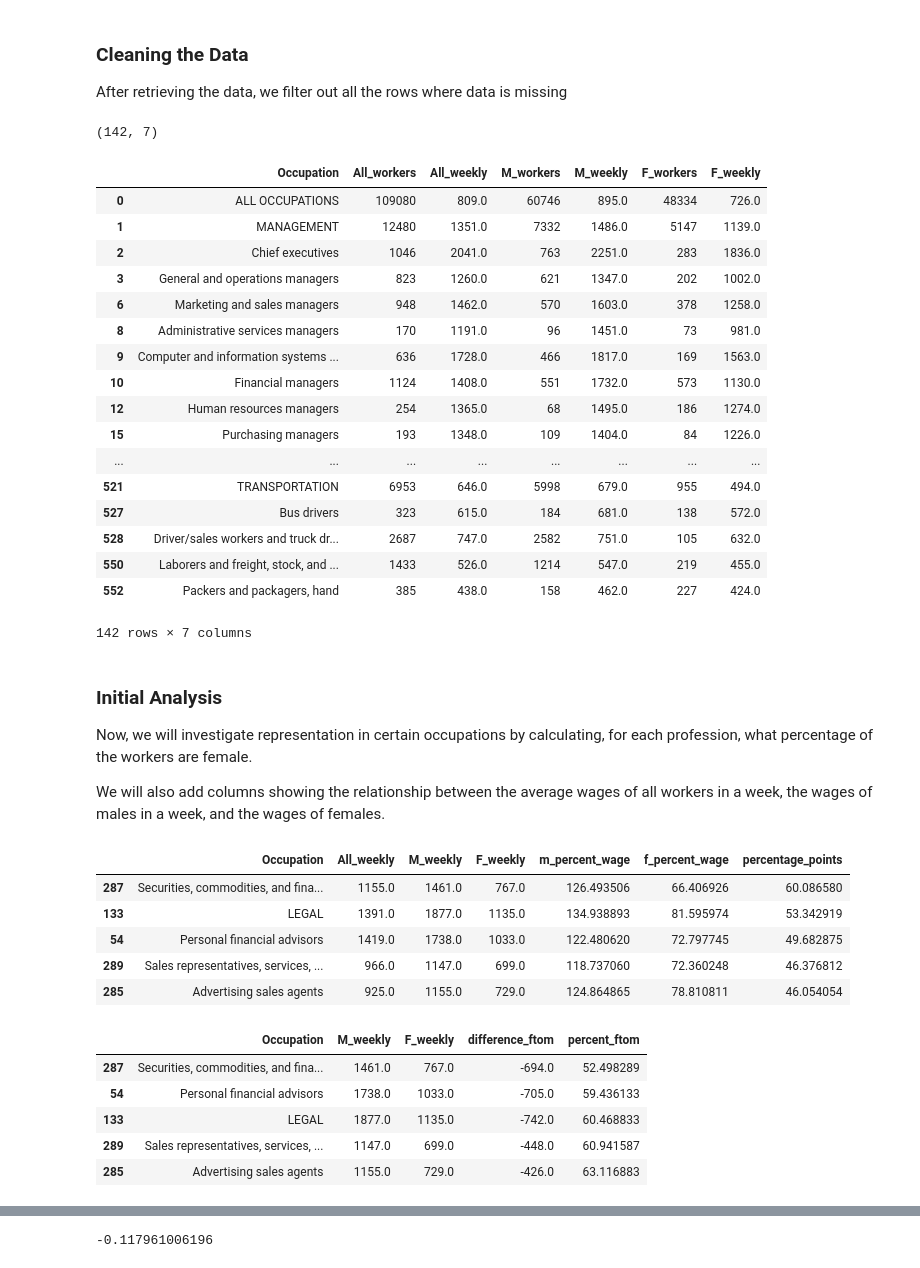
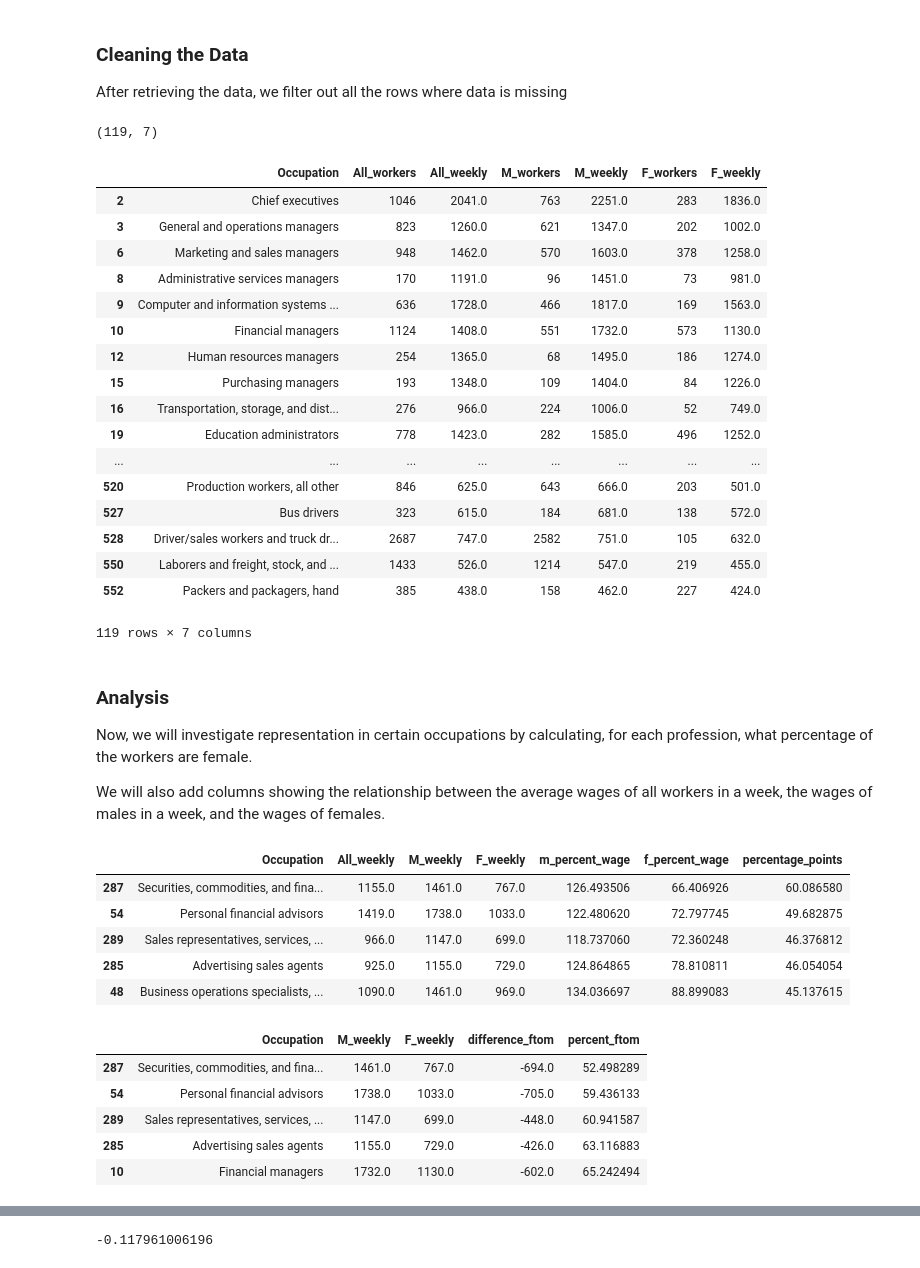
Before and after one commit to yhelen/fictional-octo-broccoli, a Jupyter notebook: analyzation-of-gender-pay-gap.ipynb, the cells around one changed output, grey strips where cells are left out. Saved outputs shown, nothing was run; the diff lists cells and outputs as text; code cells hidden in the pictures.

```diff
--- a/analyzation-of-gender-pay-gap.ipynb
+++ b/analyzation-of-gender-pay-gap.ipynb
@@ -33,13 +33,13 @@ data.head()
 After retrieving the data, we filter out all the rows where data is missing
 # %%
 all_wages = data[data.All_weekly.notnull() & data.M_weekly.notnull() & data.F_weekly.notnull()]
+all_wages = all_wages[~all_wages.Occupation.str.isupper()]
+all_wages.reset_index()
 print(all_wages.shape)
 all_wages
 # %% [output]
-(142, 7)
+(119, 7)
 |  | Occupation | All_workers | All_weekly | M_workers | M_weekly | F_workers | F_weekly |
-| 0 | ALL OCCUPATIONS | 109080 | 809.0 | 60746 | 895.0 | 48334 | 726.0 |
-| 1 | MANAGEMENT | 12480 | 1351.0 | 7332 | 1486.0 | 5147 | 1139.0 |
 | 2 | Chief executives | 1046 | 2041.0 | 763 | 2251.0 | 283 | 1836.0 |
 | 3 | General and operations managers | 823 | 1260.0 | 621 | 1347.0 | 202 | 1002.0 |
 | 6 | Marketing and sales managers | 948 | 1462.0 | 570 | 1603.0 | 378 | 1258.0 |
@@ -48,15 +48,17 @@ all_wages
 | 10 | Financial managers | 1124 | 1408.0 | 551 | 1732.0 | 573 | 1130.0 |
 | 12 | Human resources managers | 254 | 1365.0 | 68 | 1495.0 | 186 | 1274.0 |
 | 15 | Purchasing managers | 193 | 1348.0 | 109 | 1404.0 | 84 | 1226.0 |
+| 16 | Transportation, storage, and dist... | 276 | 966.0 | 224 | 1006.0 | 52 | 749.0 |
+| 19 | Education administrators | 778 | 1423.0 | 282 | 1585.0 | 496 | 1252.0 |
 | ... | ... | ... | ... | ... | ... | ... | ... |
-| 521 | TRANSPORTATION | 6953 | 646.0 | 5998 | 679.0 | 955 | 494.0 |
+| 520 | Production workers, all other | 846 | 625.0 | 643 | 666.0 | 203 | 501.0 |
 | 527 | Bus drivers | 323 | 615.0 | 184 | 681.0 | 138 | 572.0 |
 | 528 | Driver/sales workers and truck dr... | 2687 | 747.0 | 2582 | 751.0 | 105 | 632.0 |
 | 550 | Laborers and freight, stock, and ... | 1433 | 526.0 | 1214 | 547.0 | 219 | 455.0 |
 | 552 | Packers and packagers, hand | 385 | 438.0 | 158 | 462.0 | 227 | 424.0 |
-142 rows × 7 columns
+119 rows × 7 columns
 # %% [markdown]
-### Initial Analysis
+### Analysis
 Now, we will investigate representation in certain occupations by calculating, for each profession, what percentage of the workers are female.
 
 We will also add columns showing the relationship between the average wages of all workers in a week, the wages of males in a week, and the wages of females.
@@ -89,10 +92,10 @@ sorted_wage.head()
 # %% [output]
 |  | Occupation | All_weekly | M_weekly | F_weekly | m_percent_wage | f_percent_wage | percentage_points |
 | 287 | Securities, commodities, and fina... | 1155.0 | 1461.0 | 767.0 | 126.493506 | 66.406926 | 60.086580 |
-| 133 | LEGAL | 1391.0 | 1877.0 | 1135.0 | 134.938893 | 81.595974 | 53.342919 |
 | 54 | Personal financial advisors | 1419.0 | 1738.0 | 1033.0 | 122.480620 | 72.797745 | 49.682875 |
 | 289 | Sales representatives, services, ... | 966.0 | 1147.0 | 699.0 | 118.737060 | 72.360248 | 46.376812 |
 | 285 | Advertising sales agents | 925.0 | 1155.0 | 729.0 | 124.864865 | 78.810811 | 46.054054 |
+| 48 | Business operations specialists, ... | 1090.0 | 1461.0 | 969.0 | 134.036697 | 88.899083 | 45.137615 |
 # %%
 all_wages['percent_ftom'] = all_wages.apply(lambda row: percent_ftom(row), axis=1)
 all_wages['difference_ftom'] = all_wages.apply(lambda row: difference_ftom(row), axis=1)
@@ -103,9 +106,9 @@ sorted_wage_ftom.head()
 |  | Occupation | M_weekly | F_weekly | difference_ftom | percent_ftom |
 | 287 | Securities, commodities, and fina... | 1461.0 | 767.0 | -694.0 | 52.498289 |
 | 54 | Personal financial advisors | 1738.0 | 1033.0 | -705.0 | 59.436133 |
-| 133 | LEGAL | 1877.0 | 1135.0 | -742.0 | 60.468833 |
 | 289 | Sales representatives, services, ... | 1147.0 | 699.0 | -448.0 | 60.941587 |
 | 285 | Advertising sales agents | 1155.0 | 729.0 | -426.0 | 63.116883 |
+| 10 | Financial managers | 1732.0 | 1130.0 | -602.0 | 65.242494 |
 # %%
 sort = all_wages.sort_values(by='All_weekly')
 fig = plt.figure(figsize=(10, 8))
```
Also changed, not shown: parts of 14 cells of this notebook.
